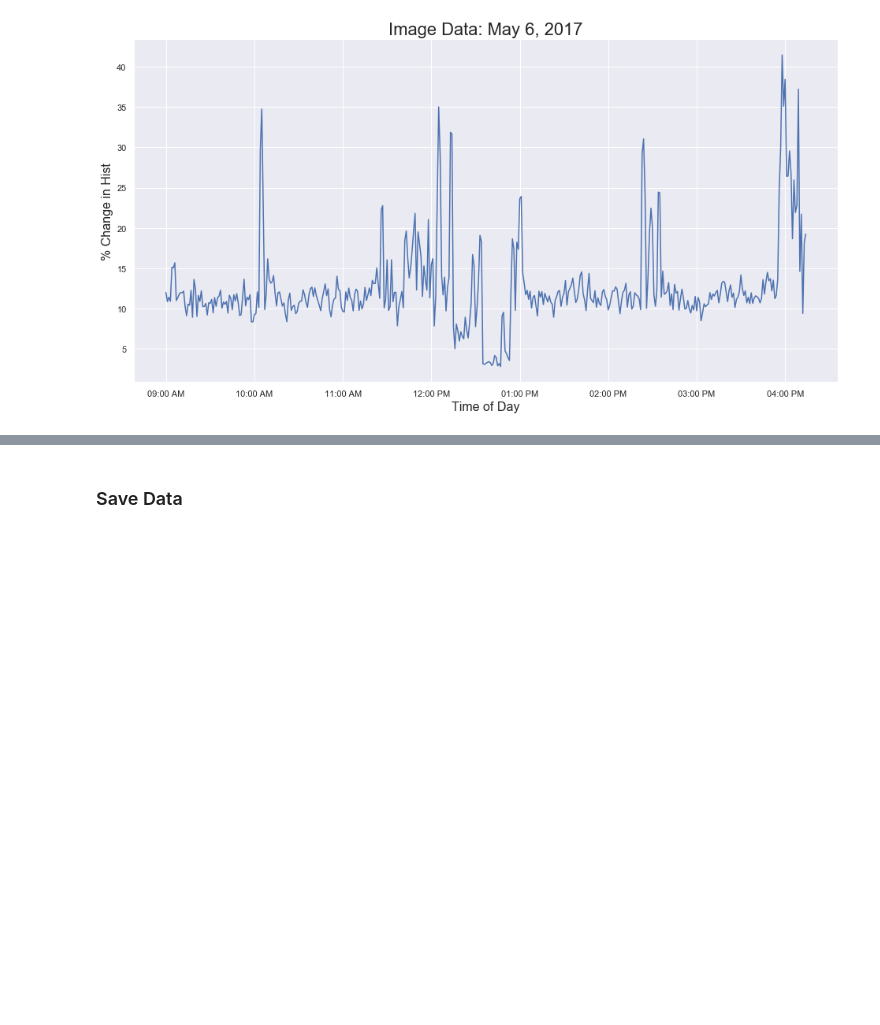
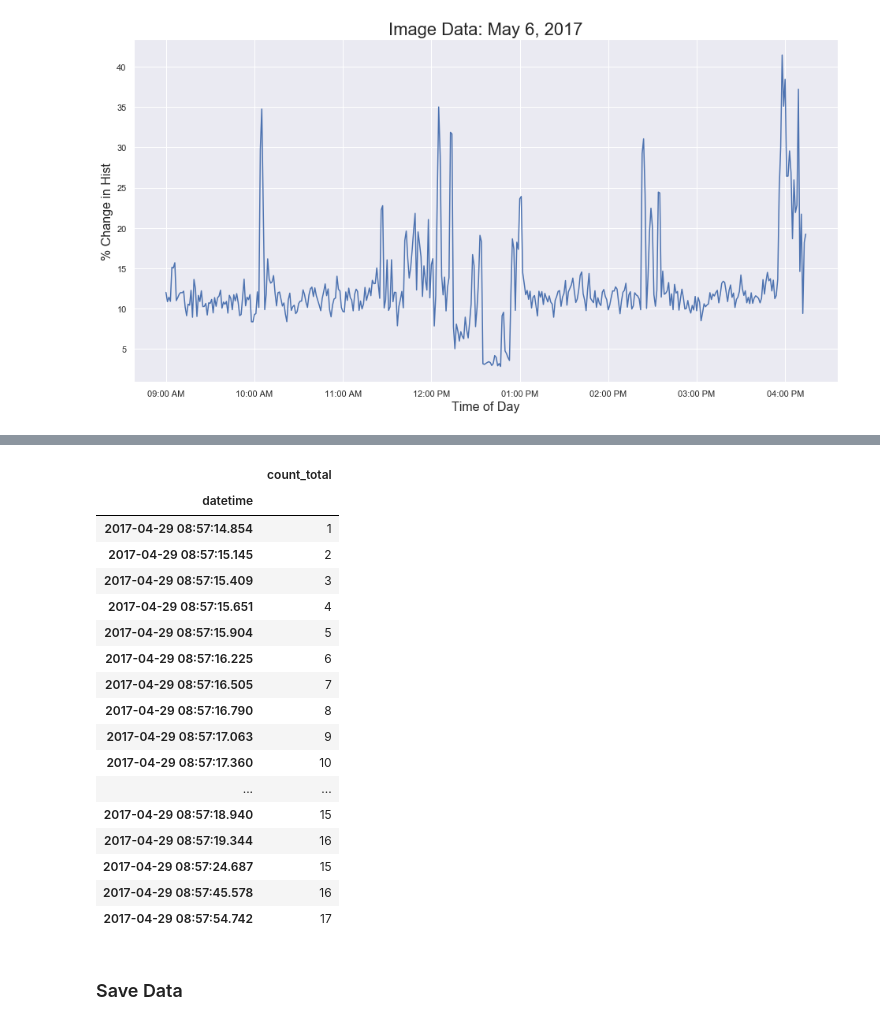
Before and after one commit to Kautumn06/classroom-occupancy, a Jupyter notebook: notebooks/DataWrangling.ipynb, the cells around one changed output, grey strips where cells are left out. Cells and saved outputs as stored; diff of their text form; code cells hidden in the pictures; blank space fills up the shorter version.

```diff
--- a/notebooks/DataWrangling.ipynb
+++ b/notebooks/DataWrangling.ipynb
@@ -804,0 +812,9 @@ plt.show()
+# %%
+# Create occupancy count dataframe with DateTimeIndex: occupancy_data
+occupancy_data = pd.read_csv('../data/occupancy_data.csv', index_col='datetime', parse_dates=True)
+# %%
+# Delete the unnecessary columns
+occupancy_data.drop(['location', 'count_operation', 'count_change'], axis=1, inplace=True)
+
+# Drop data for March 18, 2017
+occupancy_data.drop(occupancy_data.loc['2017-03-18'].index, inplace=True)
@@ -804,0 +825,22 @@ plt.show()
+# %%
+# Show the values for April 29 at 8:57 am
+occupancy_data['2017-04-29 08:57']
+# %% [output]
+|  | count_total |
+| datetime |  |
+| 2017-04-29 08:57:14.854 | 1 |
+| 2017-04-29 08:57:15.145 | 2 |
+| 2017-04-29 08:57:15.409 | 3 |
+| 2017-04-29 08:57:15.651 | 4 |
+| 2017-04-29 08:57:15.904 | 5 |
+| 2017-04-29 08:57:16.225 | 6 |
+| 2017-04-29 08:57:16.505 | 7 |
+| 2017-04-29 08:57:16.790 | 8 |
+| 2017-04-29 08:57:17.063 | 9 |
+| 2017-04-29 08:57:17.360 | 10 |
+| ... | ... |
+| 2017-04-29 08:57:18.940 | 15 |
+| 2017-04-29 08:57:19.344 | 16 |
+| 2017-04-29 08:57:24.687 | 15 |
+| 2017-04-29 08:57:45.578 | 16 |
+| 2017-04-29 08:57:54.742 | 17 |
```
Also changed, not shown: parts of 6 cells of this notebook.
